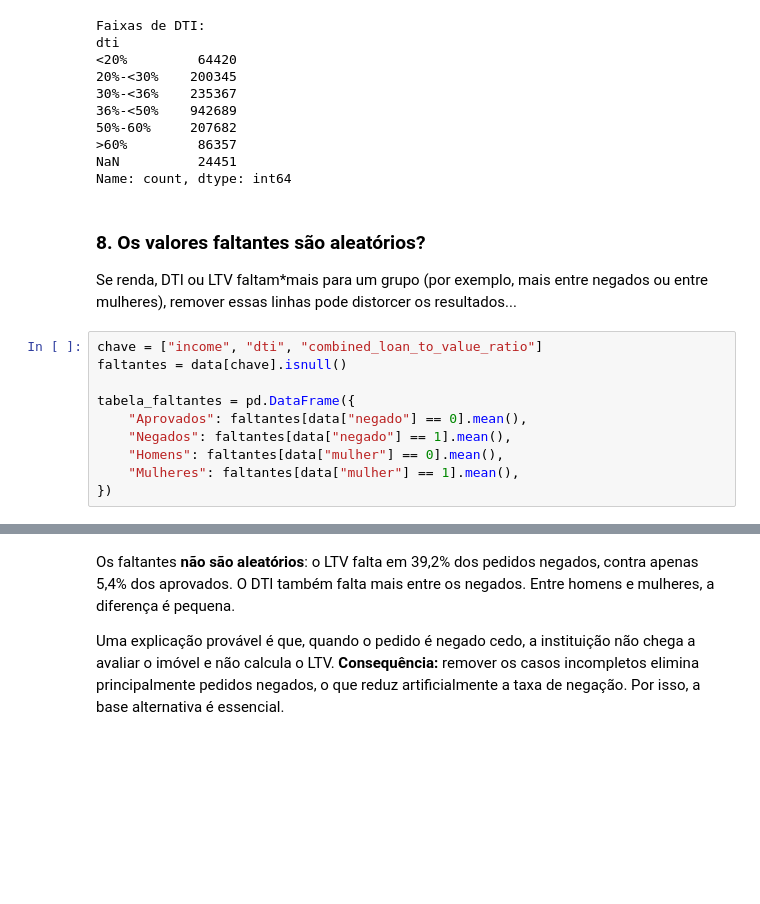
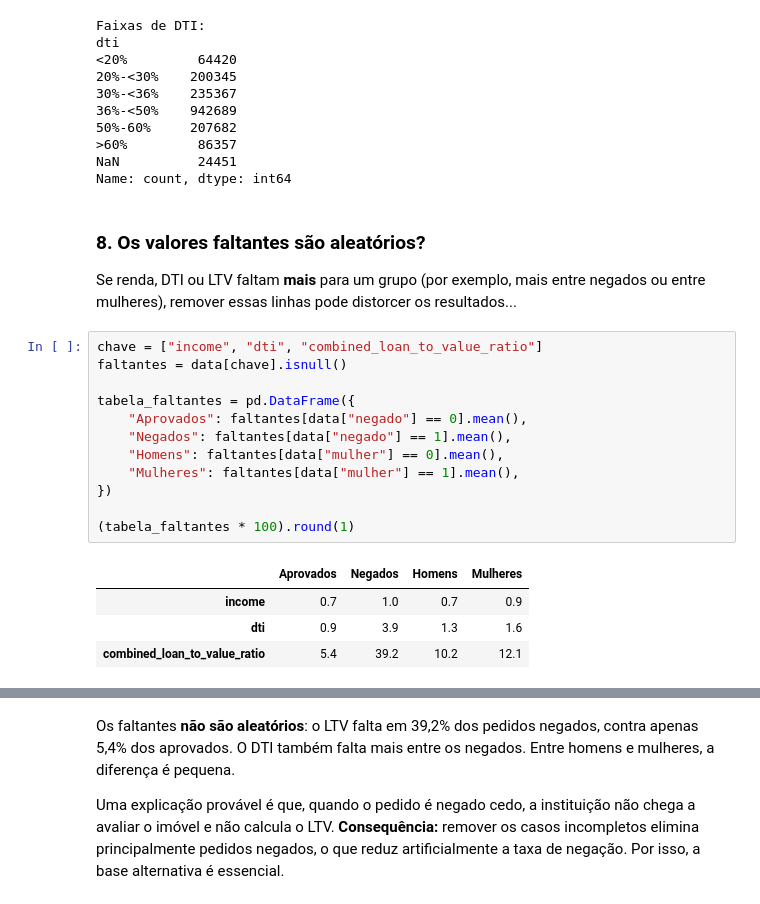
Before and after one commit to toni-cav/hmda-genero-credito, a Jupyter notebook: notebooks/02_amostra.ipynb, the cells around one changed output, grey strips where cells are left out. Cells and saved outputs as stored; diff of their text form; blank space fills up the shorter version.

```diff
--- a/notebooks/02_amostra.ipynb
+++ b/notebooks/02_amostra.ipynb
@@ -299,17 +322,24 @@ Name: count, dtype: int64
 # %% [markdown]
 ### 8. Os valores faltantes são aleatórios?
 
-Se renda, DTI ou LTV faltam*mais para um grupo (por exemplo, mais entre negados ou entre mulheres), remover essas linhas pode distorcer os resultados...
+Se renda, DTI ou LTV faltam **mais** para um grupo (por exemplo, mais entre negados ou entre mulheres), remover essas linhas pode distorcer os resultados...
 # %%
 chave = ["income", "dti", "combined_loan_to_value_ratio"]
 faltantes = data[chave].isnull()
 
 tabela_faltantes = pd.DataFrame({
     "Aprovados": faltantes[data["negado"] == 0].mean(),
     "Negados": faltantes[data["negado"] == 1].mean(),
     "Homens": faltantes[data["mulher"] == 0].mean(),
     "Mulheres": faltantes[data["mulher"] == 1].mean(),
 })
+
+(tabela_faltantes * 100).round(1)
+# %% [output]
+|  | Aprovados | Negados | Homens | Mulheres |
+| income | 0.7 | 1.0 | 0.7 | 0.9 |
+| dti | 0.9 | 3.9 | 1.3 | 1.6 |
+| combined_loan_to_value_ratio | 5.4 | 39.2 | 10.2 | 12.1 |
 # %%
 (tabela_faltantes * 100).plot(kind="bar", figsize=(9, 4), alpha=0.8, rot=0)
 plt.ylabel("% de valores faltantes")
```
Also changed, not shown: parts of 8 cells of this notebook, 11 other files.
